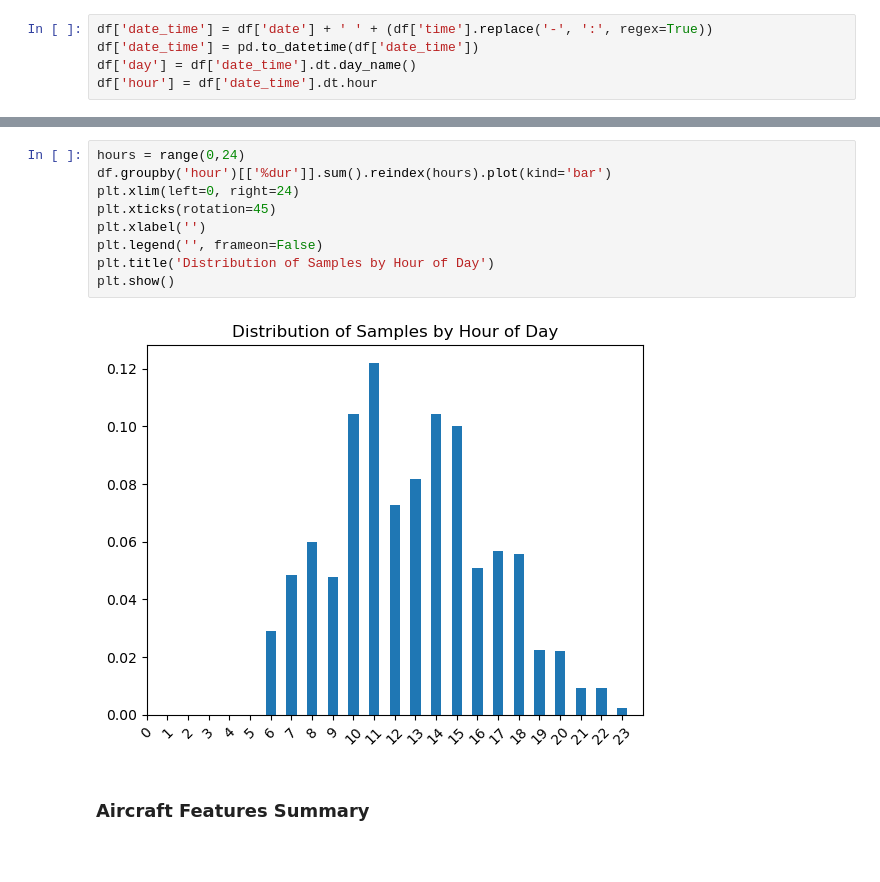
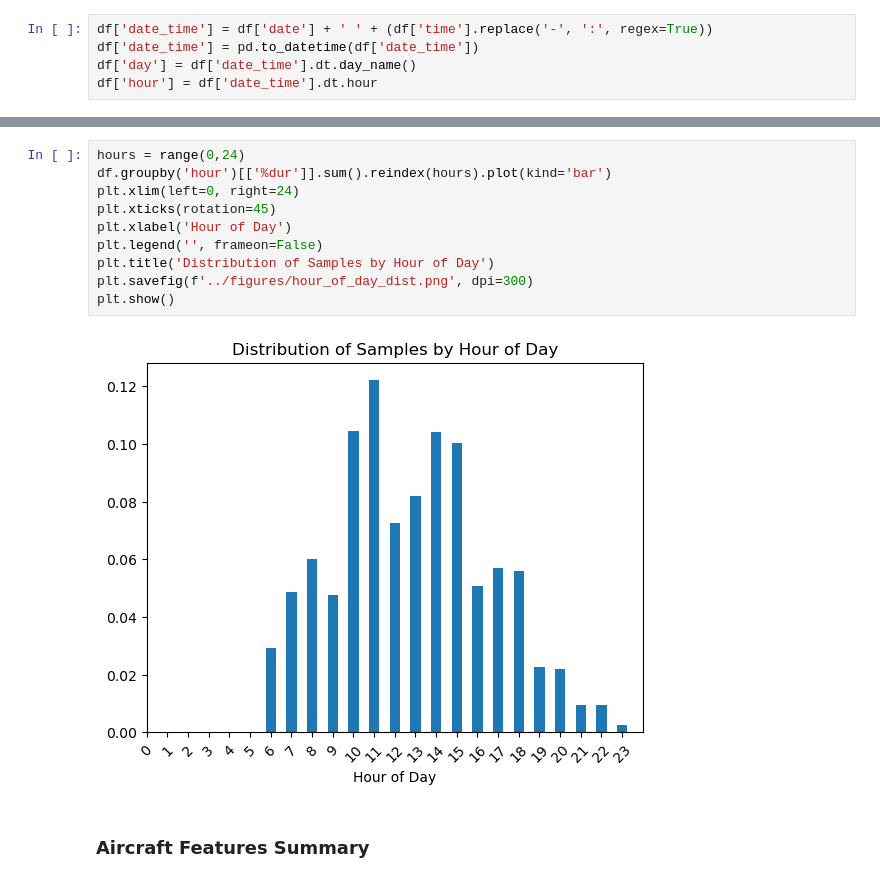
Before and after one commit to aerosonicdb/AeroSonicDB-YPAD0523, a Jupyter notebook: notebooks/dataset-summary.ipynb, the cells around one changed output, grey strips where cells are left out. Cells and saved outputs as stored; diff of their text form; blank space fills up the shorter version.

```diff
--- a/notebooks/1.0-BD-dataset-summary.ipynb
+++ b/notebooks/dataset-summary.ipynb
@@ -91,14 +156,15 @@ plt.show()
 # %%
 hours = range(0,24)
 df.groupby('hour')[['%dur']].sum().reindex(hours).plot(kind='bar')
 plt.xlim(left=0, right=24)
 plt.xticks(rotation=45)
-plt.xlabel('')
+plt.xlabel('Hour of Day')
 plt.legend('', frameon=False)
 plt.title('Distribution of Samples by Hour of Day')
+plt.savefig(f'../figures/hour_of_day_dist.png', dpi=300)
 plt.show()
 # %% [output]
-[figure, old version]
+[figure, new version]
 # %% [markdown]
 ### Aircraft Features Summary
 # %%
```
Also changed, not shown: parts of 26 cells of this notebook, 11 other files.
